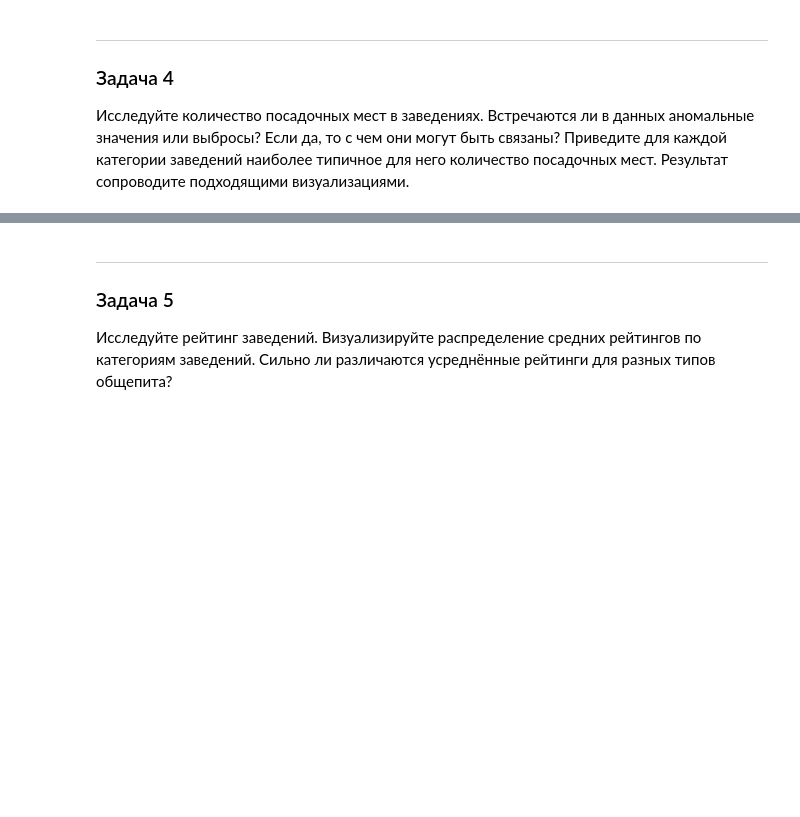
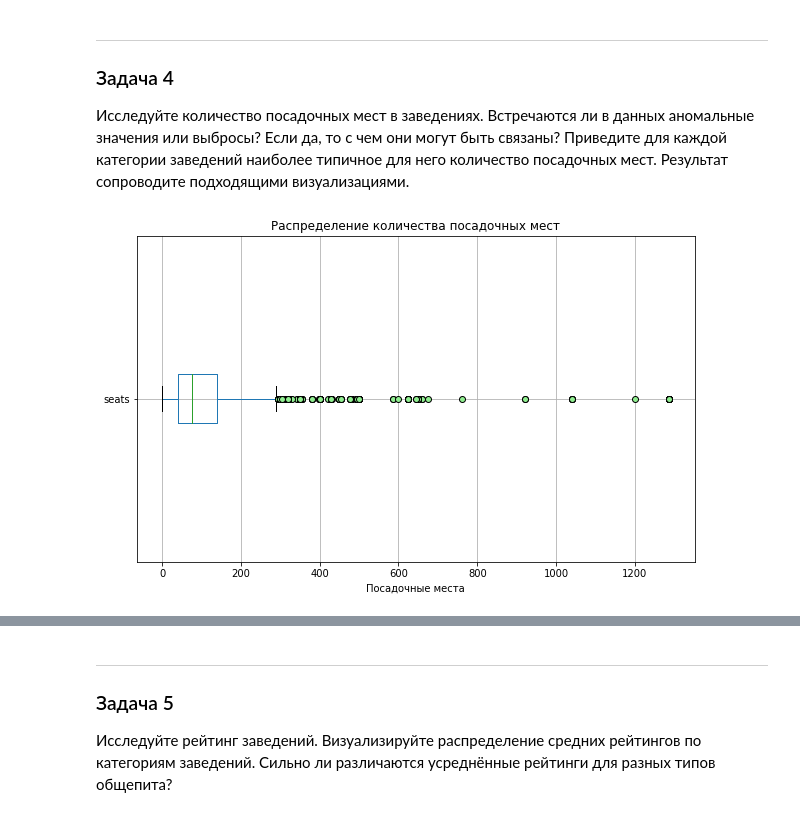
Before and after one commit to blbl-blbl/yandex_practicum_Data_Science_Course, a Jupyter notebook: Module_2_Python_Preprocessing/2. food sector analysis/food_sector_analysis.ipynb, the cells around one changed output, grey strips where cells are left out. Cells and saved outputs as stored; diff of their text form; code cells hidden in the pictures; blank space fills up the shorter version.

```diff
--- a/Module_2_Python_Preprocessing/2. food sector analysis/food_sector_analysis.ipynb
+++ b/Module_2_Python_Preprocessing/2. food sector analysis/food_sector_analysis.ipynb
@@ -426,3 +427,17 @@ df_unstack.plot(kind='bar',
 ### Задача 4
 
 Исследуйте количество посадочных мест в заведениях. Встречаются ли в данных аномальные значения или выбросы? Если да, то с чем они могут быть связаны? Приведите для каждой категории заведений наиболее типичное для него количество посадочных мест. Результат сопроводите подходящими визуализациями.
+# %%
+boxplot = df.boxplot(
+    column = 'seats',
+    figsize = (10, 6),
+    vert=False,
+    flierprops = dict(markerfacecolor='lightgreen', marker='o')
+)
+
+boxplot.set_title('Распределение количества посадочных мест')
+boxplot.set_xlabel('Посадочные места')
+
+plt.show()
+# %% [output]
+[figure, added]
```
Also changed, not shown: parts of 12 cells of this notebook.
